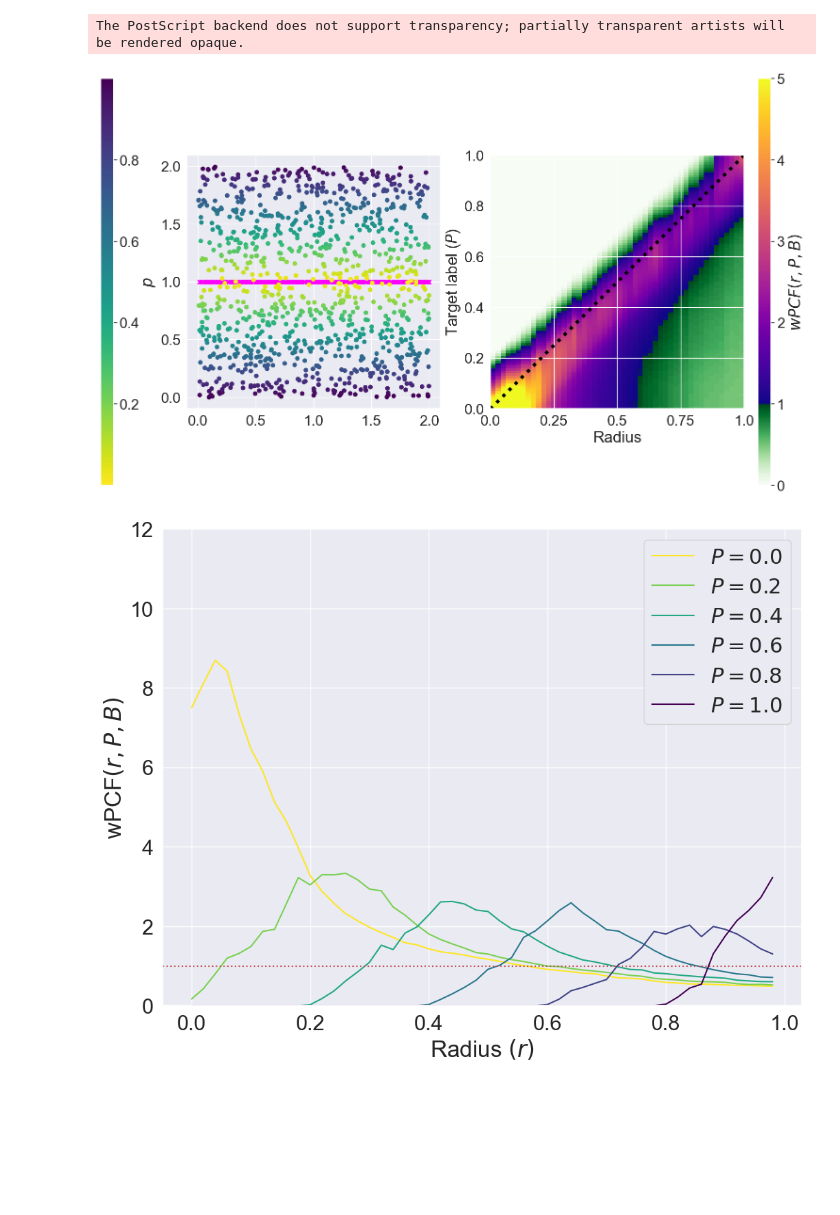
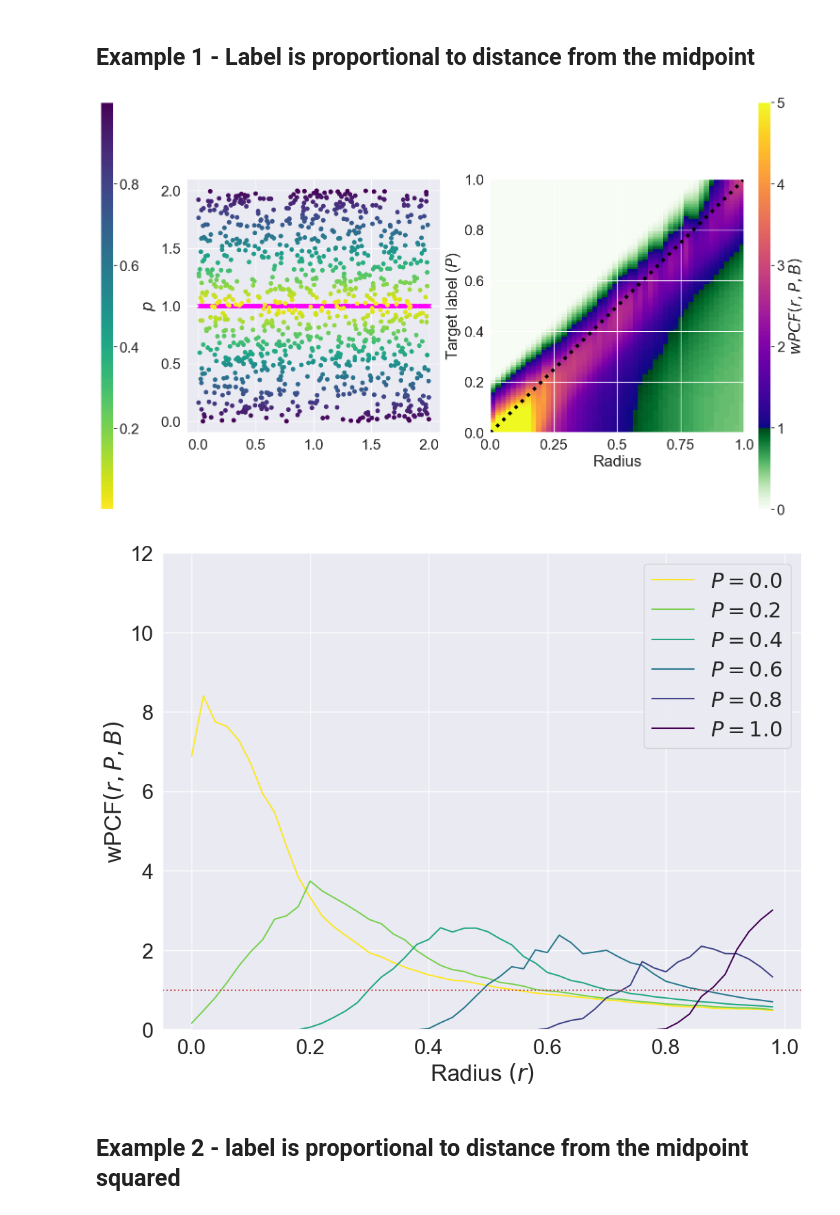
Before and after one commit to JABull1066/MacrophageSensitivityABM, a Jupyter notebook: wPCF Examples/Figure3_ExamplesForUnderstandingTheWPCF.ipynb, the cells around one changed output. Cells and saved outputs as stored; diff of their text form; code cells hidden in the pictures; blank space fills up the shorter version.

Commit message:
Add wPCF example code

```diff
--- a/wPCF Examples/Figure3_ExamplesForUnderstandingTheWPCF.ipynb
+++ b/wPCF Examples/Figure3_ExamplesForUnderstandingTheWPCF.ipynb
@@ -12,6 +9,8 @@ from scipy.spatial.distance import cdist
 
 sns.set_style('white')
 sns.set(font_scale=2)
+# %% [markdown]
+## Example 1 - Label is proportional to distance from the midpoint
 # %%
 # Specify parameters
 l = 2 # Edge length of domain
@@ -85,7 +75,7 @@ areas = getAnnulusAreasAroundPoints(points_V, radius_step, maxR, l)
 dP = 0.01
 uRange = np.arange(0,1+dP,dP);
 
-wPCFstore = np.ones(shape=(len(PCF_radii_lower),len(uRange)))
+wPCF = np.ones(shape=(len(PCF_radii_lower),len(uRange)))
 for ind, phi_U in enumerate(uRange):
     weights_U = getWeights(phi_U, labels_U, weightToUse)
 
@@ -93,7 +83,7 @@ for ind, phi_U in enumerate(uRange):
     meanWeight_U = np.mean(weights_U) # W_U / N_U
     density_U = N_U / (l*l) # N_U / A
 
-    wPCF = np.zeros(shape=(len(PCF_radii_lower)))
+    wPCF_row = np.zeros(shape=(len(PCF_radii_lower)))
 
     for annulus in range(len(PCF_radii_lower)):
         inner = PCF_radii_lower[annulus]
@@ -106,9 +96,9 @@ for ind, phi_U in enumerate(uRange):
             # Find pairwise distances within this radius of bv i
             fillIndices = np.where(distanceMask[i,:])[0]
             m_i = sum(weights_U[fillIndices]) # m_i
-            wPCF[annulus] = wPCF[annulus] + m_i*N_U/(totalWeight_U*density_U*areas[i,annulus])
+            wPCF_row[annulus] = wPCF_row[annulus] + m_i*N_U/(totalWeight_U*density_U*areas[i,annulus])
 
-    wPCFstore[:,ind] = wPCF / N_V
+    wPCF[:,ind] = wPCF_row / N_V
 # %%
 import matplotlib as mpl
 from matplotlib.colors import LinearSegmentedColormap
@@ -118,58 +108,59 @@ axes[1].scatter(points_V[:,0],points_V[:,1],marker='x',color=[1,0,1])
 axes[1].scatter(points_U[:,0],points_U[:,1],c=labels_U,cmap=cmap_U)
 axes[1].axis('square')
 
-vmin = 0
-vmax = 5
-one = 1/vmax
-
 # Construct colormap
+vmin = 0 # Specify max of colormap
+vmax = 5 # specify minimum of colormap
+# wPCF is diverging and centred at 1, so we will specify different colormaps for wPCF > 1 (clustering) and < 1 (exclusion)
+one = 1/vmax # specify centre of colormap
 nCols = 1000
 threshold = one*nCols
-colors1 = plt.cm.Greens(np.linspace(0, 1, round(threshold)))
-colors2 = plt.cm.plasma(np.linspace(0, 1, nCols - round(threshold)))
-
-# combine them and build a new colormap
+colors1 = plt.cm.Greens(np.linspace(0, 1, round(threshold))) # Colormap for exclusion
+colors2 = plt.cm.plasma(np.linspace(0, 1, nCols - round(threshold))) # Colormap for clustering
+# combine them to build a new colormap
 colors = np.vstack((colors1, colors2))
 cmap = mcolors.LinearSegmentedColormap.from_list('my_colormap', colors)
 
-axes[2].imshow(wPCFstore.transpose(),origin='lower',extent=[0,1,0,1],cmap=cmap,vmin=vmin,vmax=vmax)
+axes[2].imshow(wPCF.transpose(),origin='lower',extent=[0,1,0,1],cmap=cmap,vmin=vmin,vmax=vmax)
 axes[2].set_xlabel('Radius')
 tickProps = [0,0.25,0.5,0.75,1]
 axes[2].set_xticks(tickProps)
 axes[2].set_xticklabels([v*(PCF_radii_lower[-1]+dr) for v in tickProps])
 axes[2].set_ylabel('Target label ($P$)')
-#axes[2].set_title('wPCF: x_i to y_j (by label)')
 axes[2].plot(uRange,uRange,color=[0,0,0],linestyle=':',lw=5)
 
+# Used to draw colourbars
 plt.figure()
 plt.scatter(points_U[:,0],points_U[:,1],c=labels_U,cmap=cmap_U)
 plt.gca().axis('square')
 plt.colorbar(cax=axes[0],label='$p$')
 plt.close()
 
 plt.figure()
-plt.imshow(wPCFstore,cmap=cmap,vmin=0,vmax=vmax)
+plt.imshow(wPCF,cmap=cmap,vmin=0,vmax=vmax)
 plt.colorbar(cax=axes[3],label='$wPCF(r,P,B)$')
 plt.close()
 
+# Save PDF showing this example
 plt.savefig('./wPCFexample.pdf')
 
 plt.figure(figsize=(12,9))
 cm = mpl.cm.get_cmap(cmap_U)
 
 for ind, j in enumerate(uRange):
     if ind % round(0.2*len(uRange)) == 0:
-        plt.plot(PCF_radii_lower,wPCFstore[:,ind],c=cm(j),label='$P = '+str(j)+'$')
+        plt.plot(PCF_radii_lower,wPCF[:,ind],c=cm(j),label='$P = '+str(j)+'$')
 plt.xlabel('Radius $(r)$')
 plt.ylabel('wPCF$(r,P,B)$')
 plt.ylim([0,12])
 plt.gca().axhline(1,c='r',linestyle=':')
 plt.legend()
 plt.savefig('./wPCFexample_crossSections.pdf')
 # %% [output]
-The PostScript backend does not support transparency; partially transparent artists will be rendered opaque.
-[figure, old version]
+[figure, new version]
-[figure, old version]
+[figure, new version]
+# %% [markdown]
+## Example 2 - label is proportional to distance from the midpoint squared
 # %%
 # Another example
 # Create population U - N_U points distributed via complete spatial randomness
```
Also changed, not shown: parts of 15 cells of this notebook, 24 other files.
